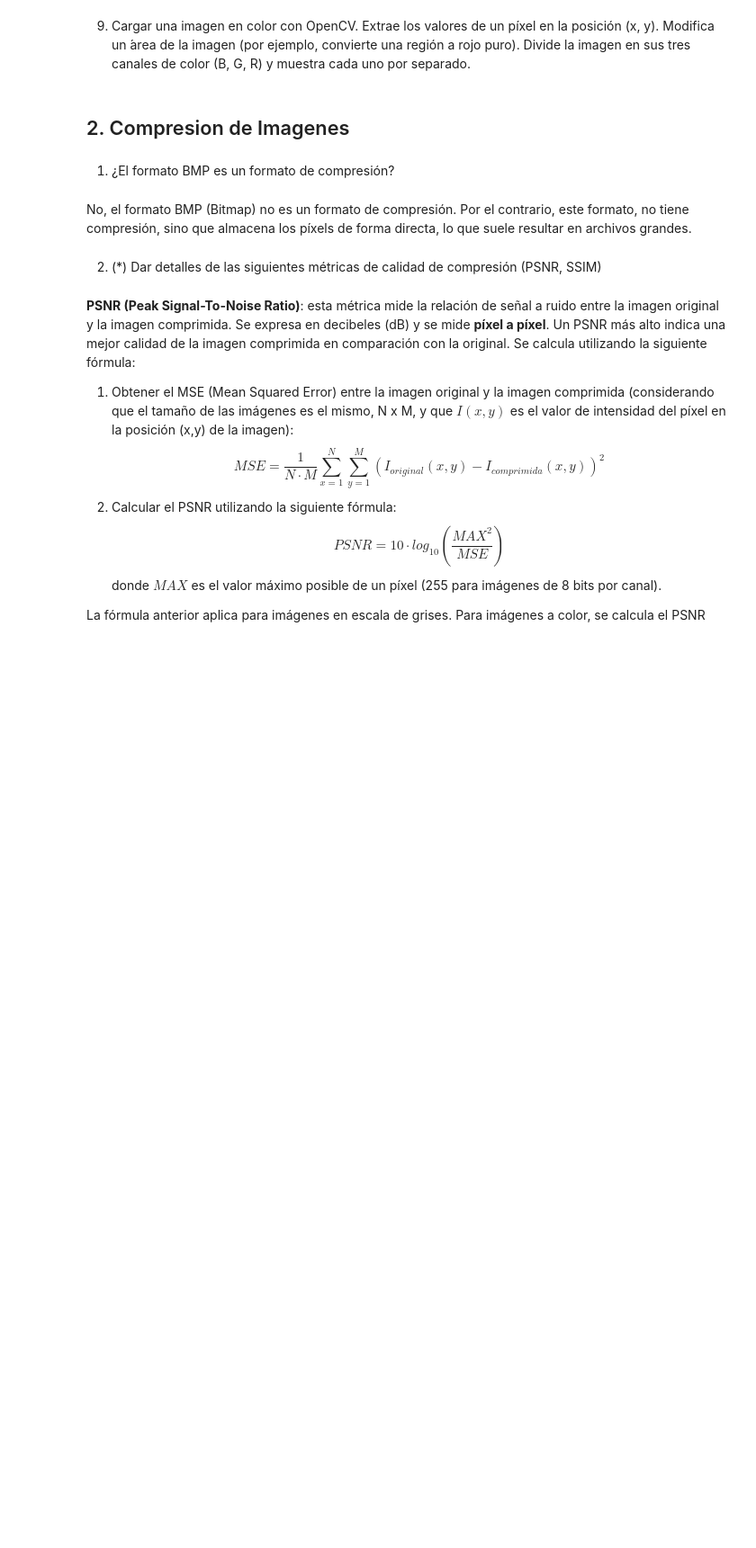
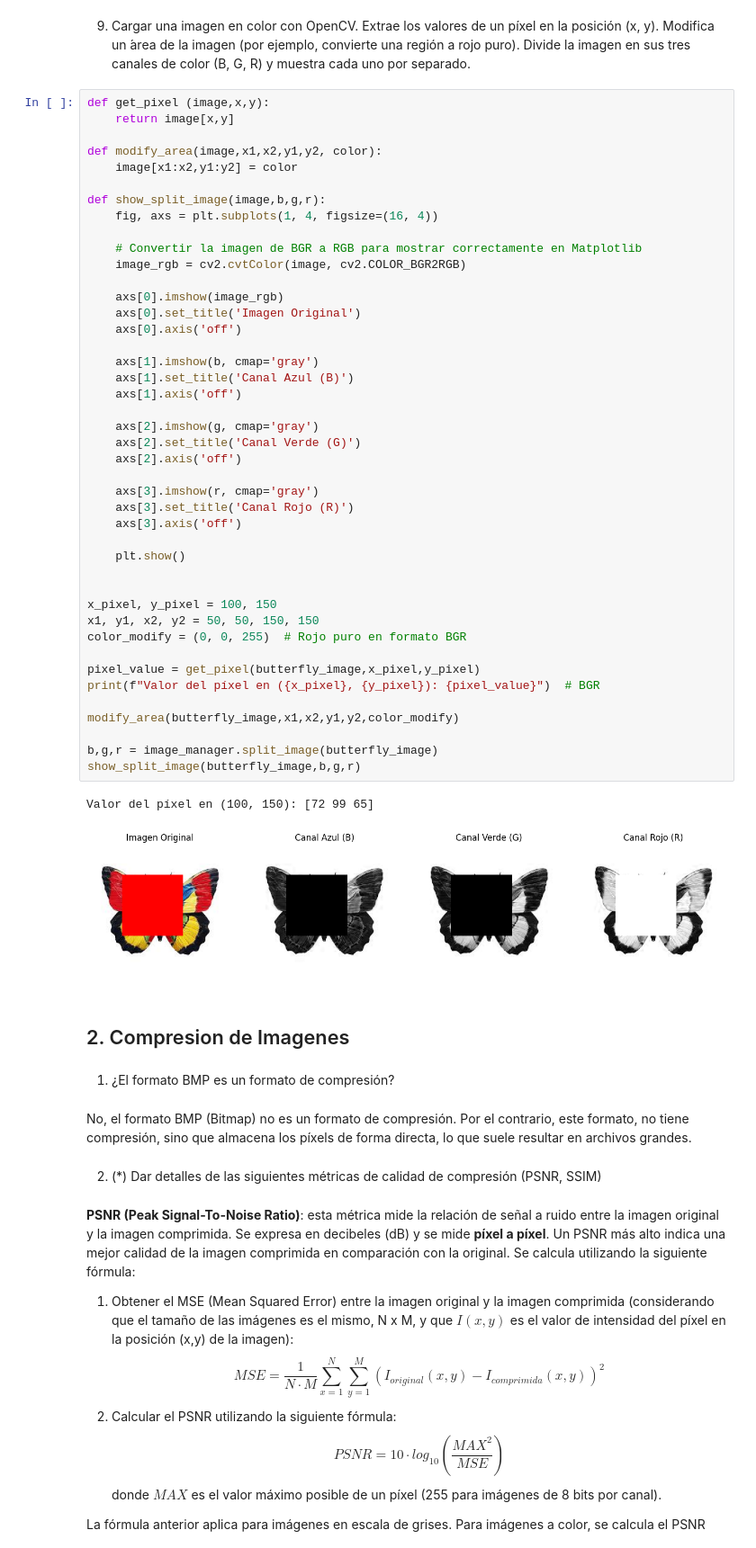
Before and after one commit to Yeu07/Image-Processing, a Jupyter notebook: TP1/TP1.ipynb, the cells around one changed output. Shown at 90% size. Saved outputs shown, nothing was run; the diff lists cells and outputs as text; blank space fills up the shorter version.

```diff
--- a/TP1/TP1.ipynb
+++ b/TP1/TP1.ipynb
@@ -216,5 +289,51 @@ sucedido?
 # %% [markdown]
 9. Cargar una imagen en color con OpenCV. Extrae los valores de un píxel en la posición (x, y). Modifica un  ́area de la imagen (por ejemplo, convierte una región a rojo puro). Divide la imagen en sus tres canales de color (B, G, R) y muestra cada uno por separado.
+# %%
+def get_pixel (image,x,y):
+    return image[x,y]
+
+def modify_area(image,x1,x2,y1,y2, color):
+    image[x1:x2,y1:y2] = color
+
+def show_split_image(image,b,g,r):
+    fig, axs = plt.subplots(1, 4, figsize=(16, 4))
+
+    # Convertir la imagen de BGR a RGB para mostrar correctamente en Matplotlib
+    image_rgb = cv2.cvtColor(image, cv2.COLOR_BGR2RGB)
+
+    axs[0].imshow(image_rgb)
+    axs[0].set_title('Imagen Original')
+    axs[0].axis('off')
+
+    axs[1].imshow(b, cmap='gray')
+    axs[1].set_title('Canal Azul (B)')
+    axs[1].axis('off')
+
+    axs[2].imshow(g, cmap='gray')
+    axs[2].set_title('Canal Verde (G)')
+    axs[2].axis('off')
+
+    axs[3].imshow(r, cmap='gray')
+    axs[3].set_title('Canal Rojo (R)')
+    axs[3].axis('off')
+
+    plt.show()
+
+
+x_pixel, y_pixel = 100, 150
+x1, y1, x2, y2 = 50, 50, 150, 150
+color_modify = (0, 0, 255)  # Rojo puro en formato BGR
+
+pixel_value = get_pixel(butterfly_image,x_pixel,y_pixel)
+print(f"Valor del píxel en ({x_pixel}, {y_pixel}): {pixel_value}")  # BGR
+
+modify_area(butterfly_image,x1,x2,y1,y2,color_modify)
+
+b,g,r = image_manager.split_image(butterfly_image)
+show_split_image(butterfly_image,b,g,r)
+# %% [output]
+Valor del píxel en (100, 150): [72 99 65]
+[figure, added]
 # %% [markdown]
 ## 2. Compresion de Imagenes
 # %% [markdown]
```
Also changed, not shown: parts of 18 cells of this notebook, 3 other files.
